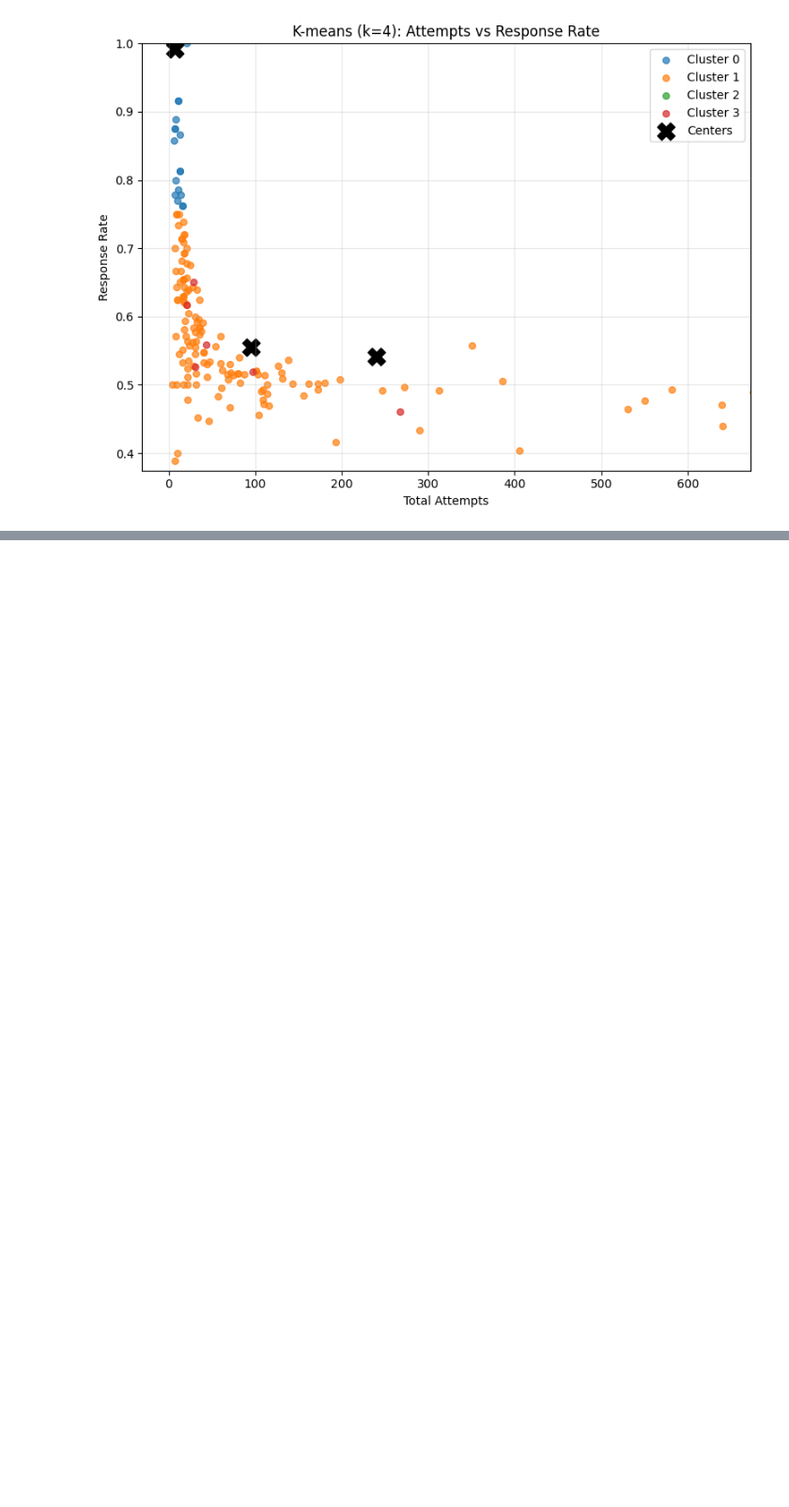
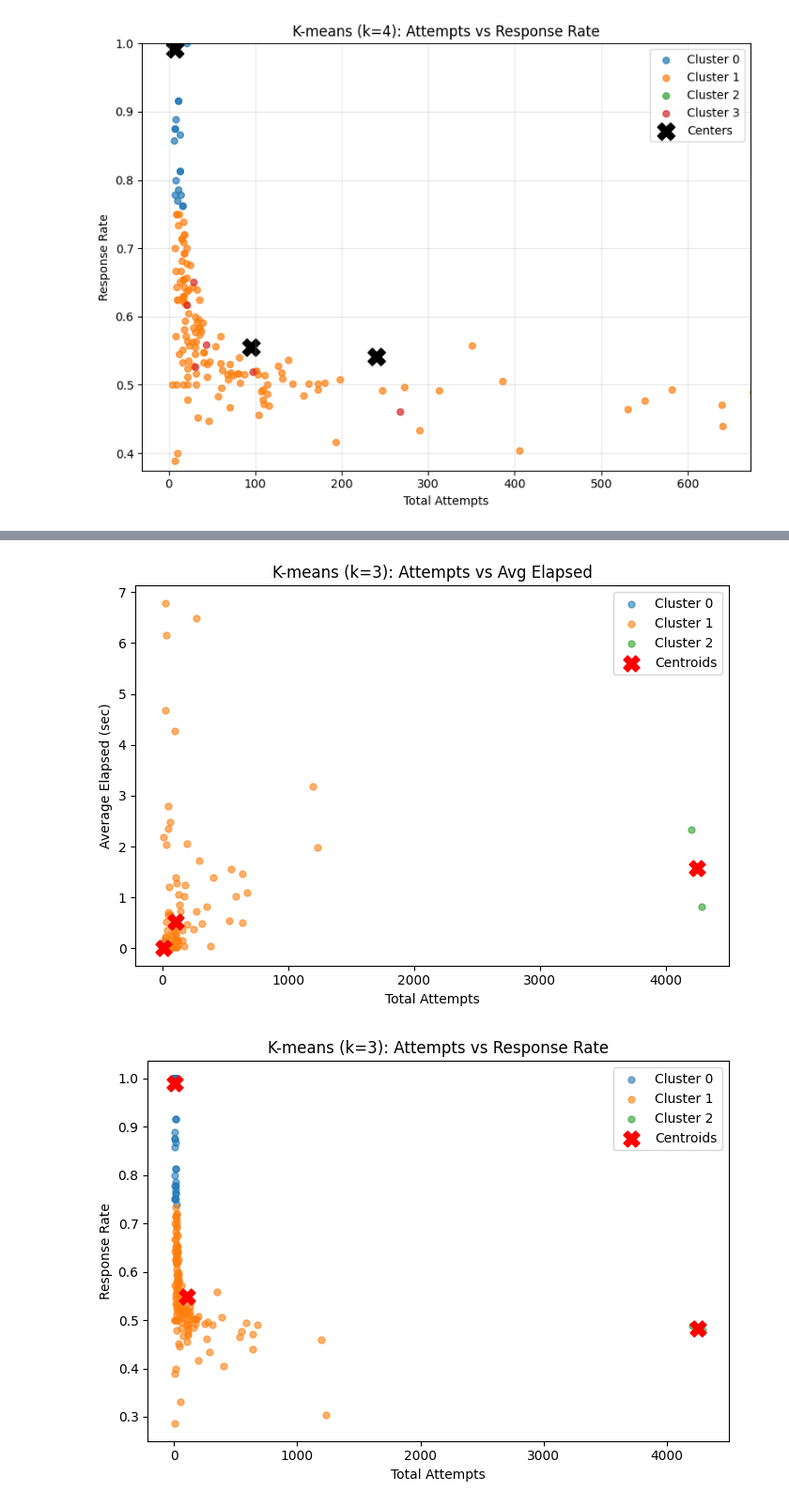
Before and after one commit to eunShim/BigDataCapstone, a Jupyter notebook: bigdatacapstone.ipynb, the cells around one changed output, grey strips where cells are left out. Shown at 94% size. Saved outputs shown, nothing was run; the diff lists cells and outputs as text; code cells hidden in the pictures; blank space fills up the shorter version.

```diff
--- a/bigdatacapstone.ipynb
+++ b/bigdatacapstone.ipynb
@@ -151,0 +217,75 @@ plt.show()
+# %%
+import pandas as pd
+import numpy as np
+import matplotlib.pyplot as plt
+from sklearn.preprocessing import StandardScaler
+from sklearn.cluster import KMeans
+
+# ---------------------------------
+# 1. 특징 행렬 준비
+# ---------------------------------
+features = ["total_attempts", "avg_elapsed", "response_rate"]
+X = user_stats[features].fillna(0).values
+
+# 표준화
+scaler = StandardScaler()
+X_scaled = scaler.fit_transform(X)
+
+# ---------------------------------
+# 2. K-means (k=3)
+# ---------------------------------
+k = 3
+kmeans = KMeans(n_clusters=k, random_state=42, n_init=10)
+user_stats["cluster"] = kmeans.fit_predict(X_scaled)
+
+# 클러스터 중심 (원래 스케일로 역변환)
+centers = scaler.inverse_transform(kmeans.cluster_centers_)
+centers_df = pd.DataFrame(centers, columns=features)
+print("Cluster Centers (k=3):")
+print(centers_df)
+
+# ---------------------------------
+# 3. 시각화 1: Attempts vs Avg Elapsed
+# ---------------------------------
+plt.figure(figsize=(7,5))
+for c in sorted(user_stats["cluster"].unique()):
+    part = user_stats[user_stats["cluster"] == c]
+    plt.scatter(part["total_attempts"], part["avg_elapsed"], alpha=0.6, s=25, label=f"Cluster {c}")
+plt.scatter(centers[:,0], centers[:,1], c="red", marker="X", s=150, label="Centroids")
+plt.title("K-means (k=3): Attempts vs Avg Elapsed")
+plt.xlabel("Total Attempts")
+plt.ylabel("Average Elapsed (sec)")
+plt.legend()
+plt.tight_layout()
+plt.show()
+
+# ---------------------------------
+# 4. 시각화 2: Attempts vs Response Rate
+# ---------------------------------
+plt.figure(figsize=(7,5))
+for c in sorted(user_stats["cluster"].unique()):
+    part = user_stats[user_stats["cluster"] == c]
+    plt.scatter(part["total_attempts"], part["response_rate"], alpha=0.6, s=25, label=f"Cluster {c}")
+plt.scatter(centers[:,0], centers[:,2], c="red", marker="X", s=150, label="Centroids")
+plt.title("K-means (k=3): Attempts vs Response Rate")
+plt.xlabel("Total Attempts")
+plt.ylabel("Response Rate")
+plt.legend()
+plt.tight_layout()
+plt.show()
+
+# ---------------------------------
+# 5. 시각화 3: Avg Elapsed vs Response Rate
+# ---------------------------------
+plt.figure(figsize=(7,5))
+for c in sorted(user_stats["cluster"].unique()):
+    part = user_stats[user_stats["cluster"] == c]
+    plt.scatter(part["avg_elapsed"], part["response_rate"], alpha=0.6, s=25, label=f"Cluster {c}")
+plt.scatter(centers[:,1], centers[:,2], c="red", marker="X", s=150, label="Centroids")
+plt.title("K-means (k=3): Avg Elapsed vs Response Rate")
+plt.xlabel("Average Elapsed (sec)")
+plt.ylabel("Response Rate")
+plt.legend()
+plt.tight_layout()
+plt.show()
+# %% [output]
@@ -151,0 +297,2 @@ plt.show()
+[figure, added]
+[figure, added]
```
Also changed, not shown: parts of 3 cells of this notebook.
